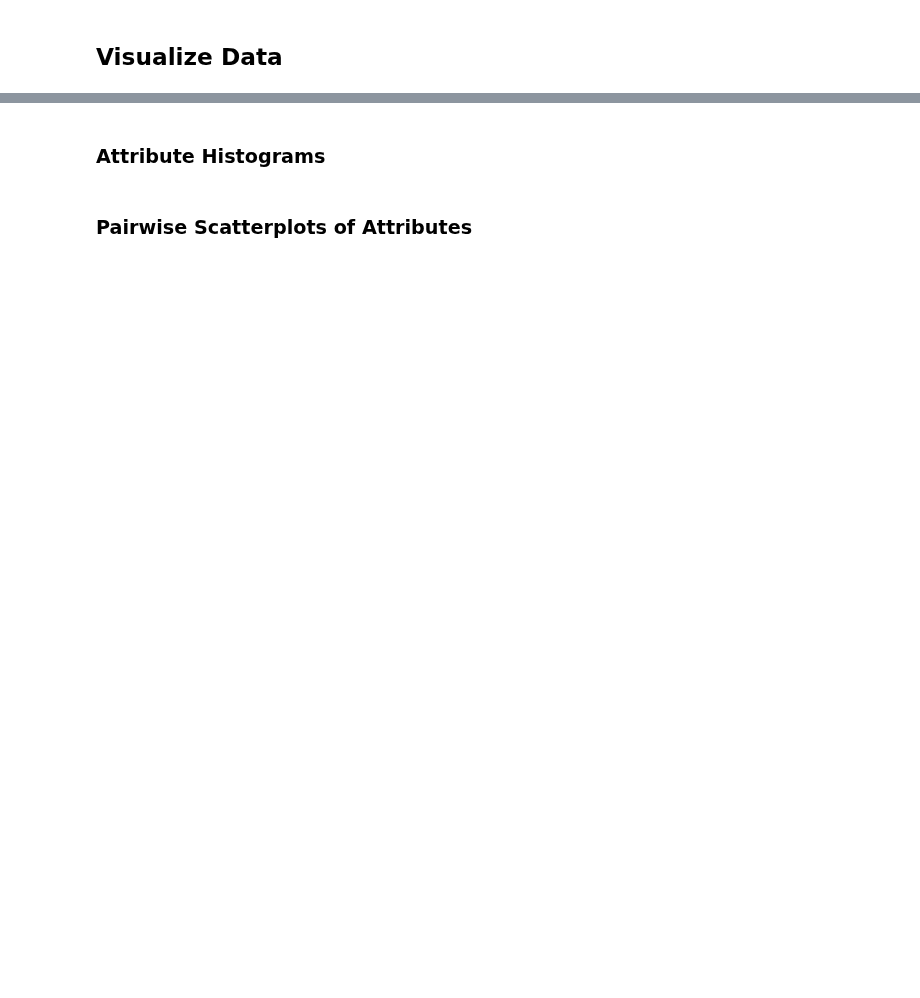
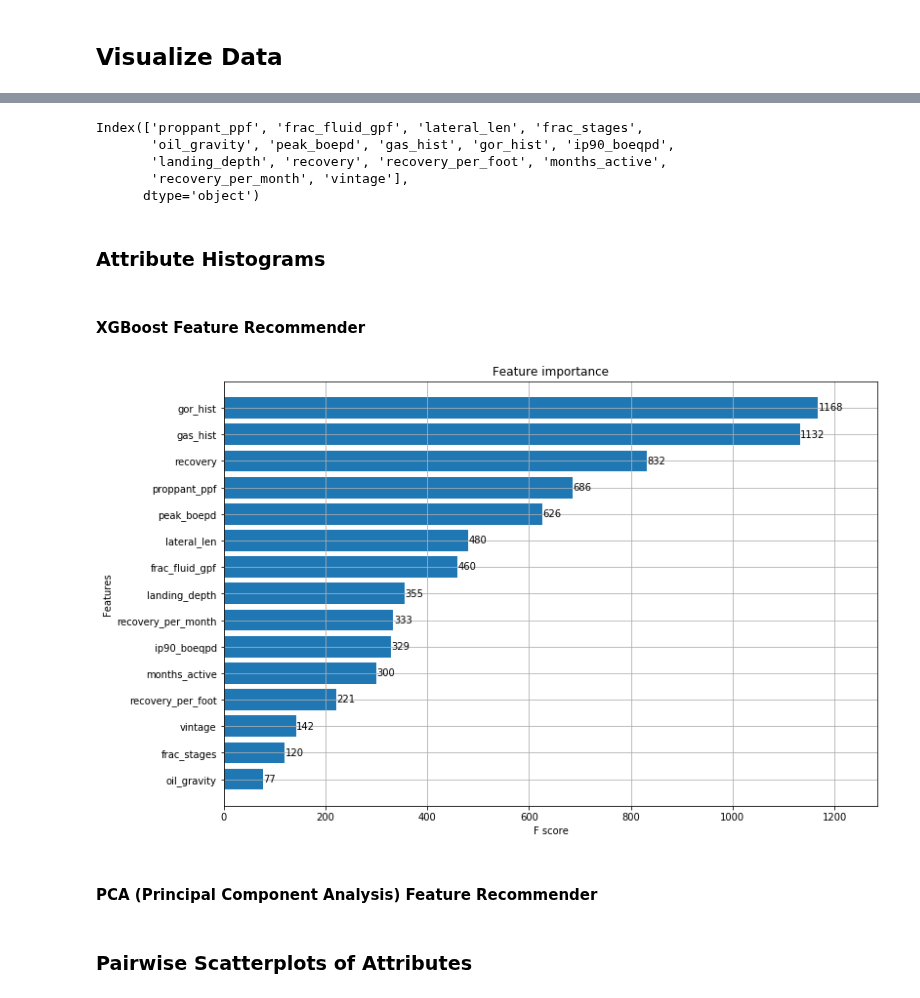
Before and after one commit to duc-analytica/DUC, a Jupyter notebook: explore.ipynb, the cells around one changed output, grey strips where cells are left out. Drawn from its saved outputs; the diff is of its cells as text; code cells hidden in the pictures; blank space fills up the shorter version.

```diff
--- a/explore.ipynb
+++ b/explore.ipynb
@@ -87,2 +117,6 @@ df.describe()
 # %% [markdown]
 ## Visualize Data
+# %%
+xgb_df = df.select_dtypes('number')
+xgb_df.drop(columns=['oil_hist', 'api14', 'well_id', 'sur_long', 'sur_lat', 'mid_point_lat', 'mid_point_long'], inplace=True)
+xgb_df.sample(3)
@@ -89,4 +140,30 @@ df.describe()
+# %%
+xgb_df.columns
+# %% [output]
+Index(['proppant_ppf', 'frac_fluid_gpf', 'lateral_len', 'frac_stages',
+       'oil_gravity', 'peak_boepd', 'gas_hist', 'gor_hist', 'ip90_boeqpd',
+       'landing_depth', 'recovery', 'recovery_per_foot', 'months_active',
+       'recovery_per_month', 'vintage'],
+      dtype='object')
 # %% [markdown]
 ### Attribute Histograms
+# %% [markdown]
+#### XGBoost Feature Recommender
+# %%
+xgb_params = {
+    'max_depth': 8,
+    'seed' : 493
+}
+dtrain = xgb.DMatrix(xgb_df, df.oil_hist, feature_names=xgb_df.columns.values)
+model = xgb.train(dict(xgb_params, silent=0), dtrain, num_boost_round=50)
+
+# plot the important features #
+fig, ax = plt.subplots(figsize=(12,8))
+xgb.plot_importance(model, max_num_features=50, height=0.8, ax=ax)
+plt.show()
+# %% [output]
+[figure, added]
+# %% [markdown]
+####  PCA (Principal Component Analysis) Feature Recommender
 # %% [markdown]
 ### Pairwise Scatterplots of Attributes
```
Also changed, not shown: parts of 12 cells of this notebook, 1 other file.
